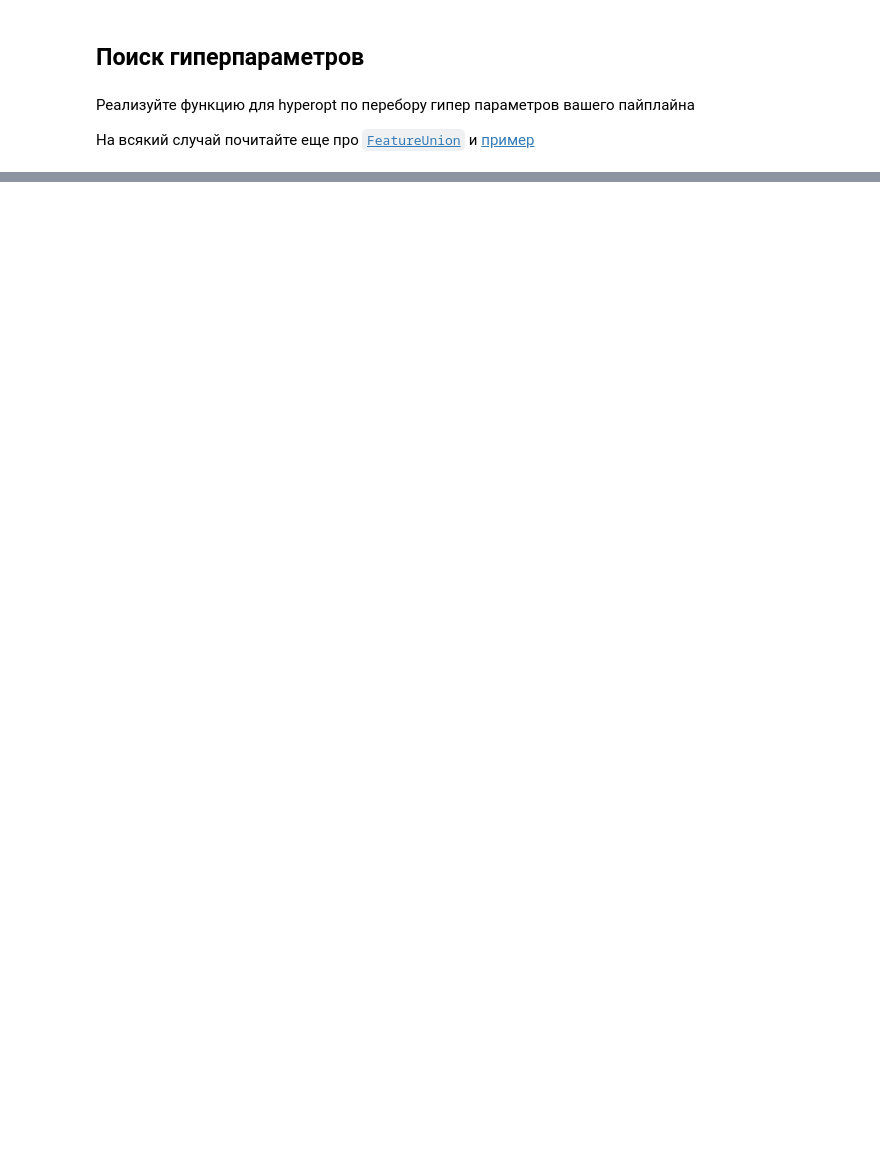
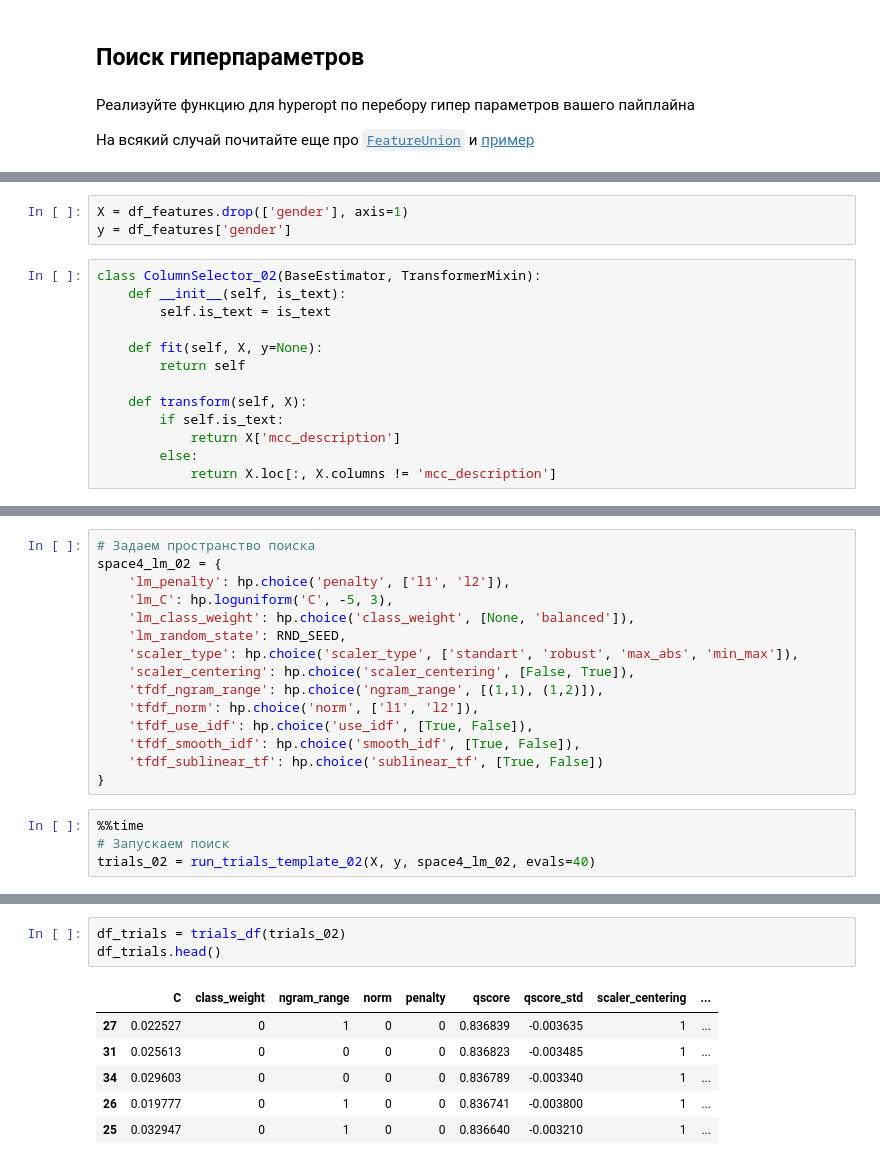
Before and after one commit to medyak/sfml, a Jupyter notebook: hw_10/hw10-pipeline-skillfactory-hw.ipynb, the cells around one changed output, grey strips where cells are left out. Saved outputs shown, nothing was run; the diff lists cells and outputs as text; blank space fills up the shorter version.

```diff
--- a/hw_10/hw10-pipeline-skillfactory-hw.ipynb
+++ b/hw_10/hw10-pipeline-skillfactory-hw.ipynb
@@ -454,0 +874,16 @@ class ColumnSelector(BaseEstimator, TransformerMixin):
+# %%
+X = df_features.drop(['gender'], axis=1)
+y = df_features['gender']
+# %%
+class ColumnSelector_02(BaseEstimator, TransformerMixin):
+    def __init__(self, is_text):
+        self.is_text = is_text
+
+    def fit(self, X, y=None):
+        return self
+
+    def transform(self, X):
+        if self.is_text:
+            return X['mcc_description']
+        else:
+            return X.loc[:, X.columns != 'mcc_description']
@@ -454,0 +974,19 @@ class ColumnSelector(BaseEstimator, TransformerMixin):
+# %%
+# Задаем пространство поиска
+space4_lm_02 = {
+    'lm_penalty': hp.choice('penalty', ['l1', 'l2']),
+    'lm_C': hp.loguniform('C', -5, 3),
+    'lm_class_weight': hp.choice('class_weight', [None, 'balanced']),
+    'lm_random_state': RND_SEED,
+    'scaler_type': hp.choice('scaler_type', ['standart', 'robust', 'max_abs', 'min_max']),
+    'scaler_centering': hp.choice('scaler_centering', [False, True]),
+    'tfdf_ngram_range': hp.choice('ngram_range', [(1,1), (1,2)]),
+    'tfdf_norm': hp.choice('norm', ['l1', 'l2']),
+    'tfdf_use_idf': hp.choice('use_idf', [True, False]),
+    'tfdf_smooth_idf': hp.choice('smooth_idf', [True, False]),
+    'tfdf_sublinear_tf': hp.choice('sublinear_tf', [True, False])
+}
+# %%
+%%time
+# Запускаем поиск
+trials_02 = run_trials_template_02(X, y, space4_lm_02, evals=40)
@@ -454,0 +996,10 @@ class ColumnSelector(BaseEstimator, TransformerMixin):
+# %%
+df_trials = trials_df(trials_02)
+df_trials.head()
+# %% [output]
+|  | C | class_weight | ngram_range | norm | penalty | qscore | qscore_std | scaler_centering | ... |
+| 27 | 0.022527 | 0 | 1 | 0 | 0 | 0.836839 | -0.003635 | 1 | ... |
+| 31 | 0.025613 | 0 | 0 | 0 | 0 | 0.836823 | -0.003485 | 1 | ... |
+| 34 | 0.029603 | 0 | 0 | 0 | 0 | 0.836789 | -0.003340 | 1 | ... |
+| 26 | 0.019777 | 0 | 1 | 0 | 0 | 0.836741 | -0.003800 | 1 | ... |
+| 25 | 0.032947 | 0 | 1 | 0 | 0 | 0.836640 | -0.003210 | 1 | ... |
```
Also changed, not shown: parts of 46 cells of this notebook.
